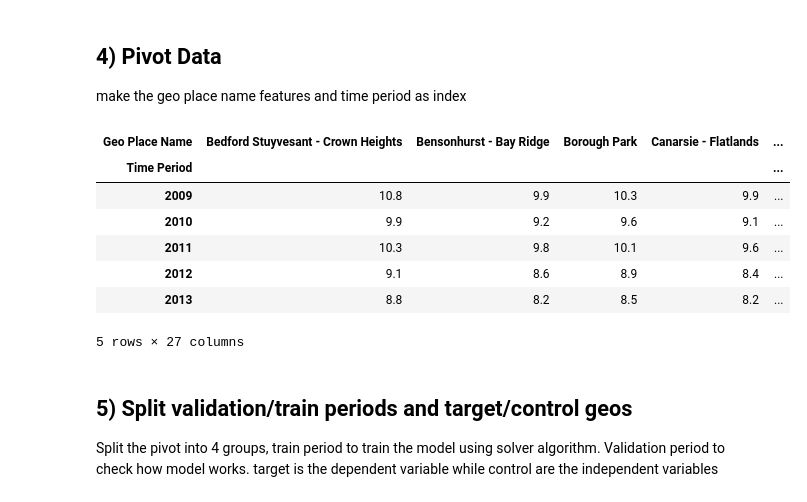
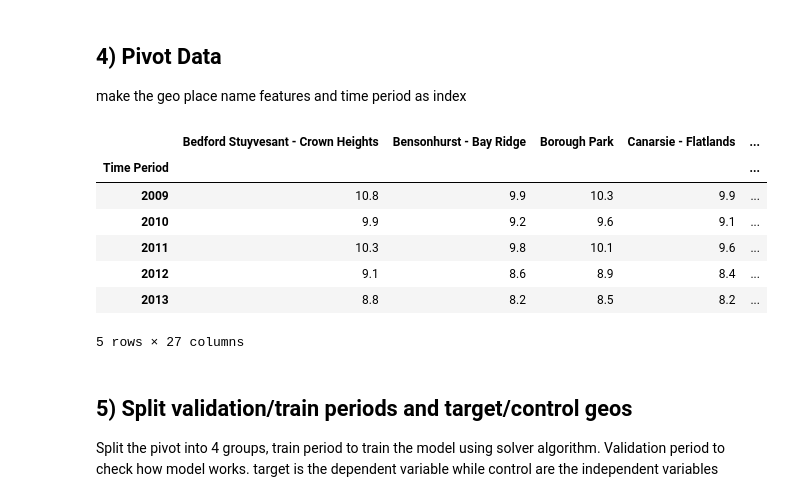
Before and after one commit to a51097/solver-algorithm, a Jupyter notebook: solver.ipynb, the cells around one changed output. Drawn from its saved outputs; the diff is of its cells as text; code cells hidden in the pictures.

```diff
--- a/solver.ipynb
+++ b/solver.ipynb
@@ -71,10 +71,10 @@ df_selected.head()
 ## 4) Pivot Data
 make the geo place name features and time period as index
 # %%
-df_pivot = pd.pivot_table(df_selected, values='Data Value', index='Time Period', columns=['Geo Place Name'])
+df_pivot = pd.pivot_table(df_selected, values='Data Value', index='Time Period', columns=['Geo Place Name']).rename_axis(None, axis=1)
 df_pivot.head()
 # %% [output]
-| Geo Place Name | Bedford Stuyvesant - Crown Heights | Bensonhurst - Bay Ridge | Borough Park | Canarsie - Flatlands | ... |
+|  | Bedford Stuyvesant - Crown Heights | Bensonhurst - Bay Ridge | Borough Park | Canarsie - Flatlands | ... |
 | Time Period |  |  |  |  | ... |
 | 2009 | 10.8 | 9.9 | 10.3 | 9.9 | ... |
 | 2010 | 9.9 | 9.2 | 9.6 | 9.1 | ... |
```
Also changed, not shown: parts of 4 cells of this notebook.
